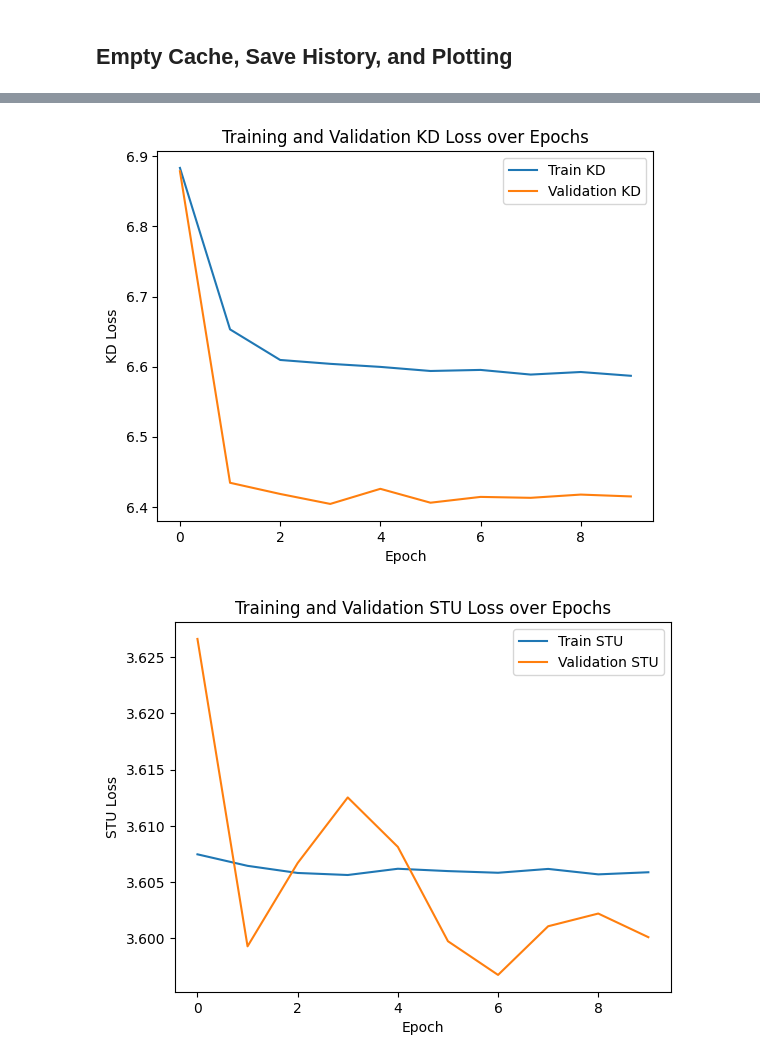
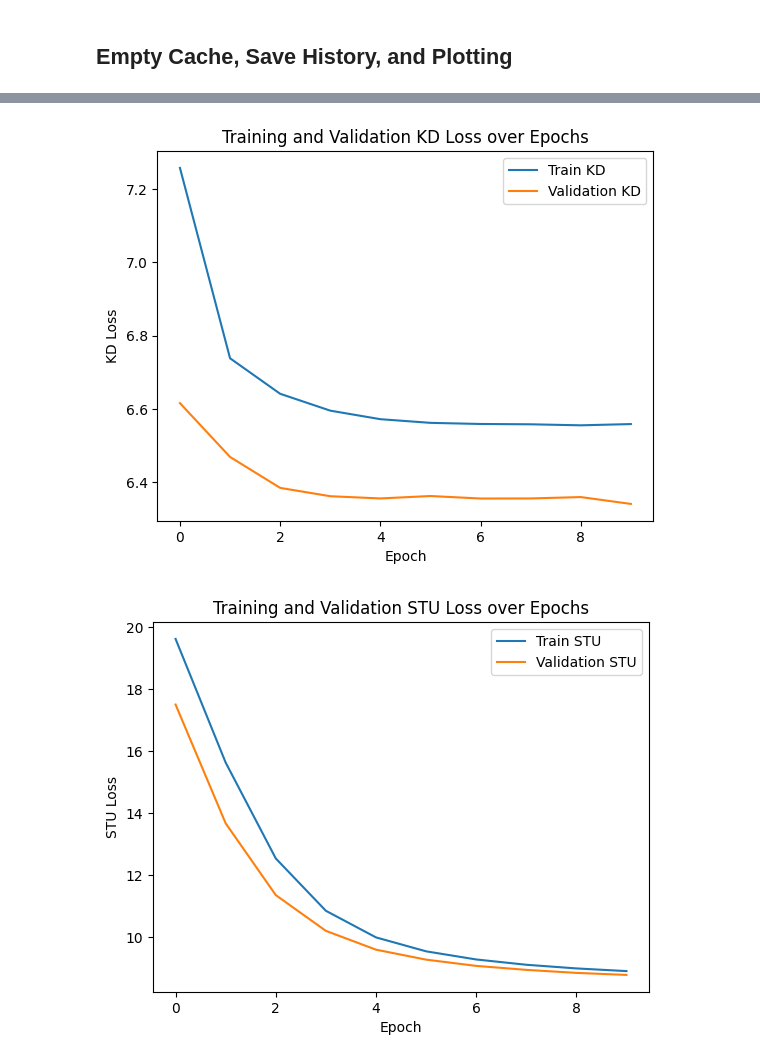
Before and after one commit to mdfwg/queryner-kd, a Jupyter notebook: kd-scheme.ipynb, the cells around one changed output, grey strips where cells are left out. Drawn from its saved outputs; the diff is of its cells as text; code cells hidden in the pictures.

```diff
--- a/kd-scheme.ipynb
+++ b/kd-scheme.ipynb
@@ -379,7 +373,7 @@ class DistilBERTStudent(BaseNERModel):
                 pred = logits.argmax(dim=-1)
                 return {"logits": logits, "pred": pred}
 # %%
-teacher = QueryNERTeacher("bltlab/queryner-augmented-data-bert-base-uncased", label_info=label_info, use_crf=False)
+teacher = QueryNERTeacher("bltlab/queryner-augmented-data-bert-base-uncased", label_info=label_info, use_crf=True)
 # %% [output]
 Some weights of BertModel were not initialized from the model checkpoint at bltlab/queryner-augmented-data-bert-base-uncased and are newly initialized: ['bert.pooler.dense.bias', 'bert.pooler.dense.we ...
 You should probably TRAIN this model on a down-stream task to be able to use it for predictions and inference.
@@ -531,7 +525,7 @@ trainer = KDTrainer(
     optimizer=optimizer,
     alpha=0.7,
     beta=0.3,
-    temperature=4.0,
+    temperature=4.0
 )
 # %%
 history = trainer.train(num_epochs=10)
@@ -570,12 +564,20 @@ Train: total=5.6926, KD=6.5869, S=3.6059 | Val: total=5.5704, KD=6.4148, S=3.600
 # %%
 # clear GPU memory
 # torch.cuda.empty_cache()
+# %%
+json_file_name = "results/Tqueryner-Sdistilbert-lr10-5"
+img_folder_path = "results/img/crf-lr10-4/"
 # %%
 import json
 #  save history to json
-with open("training_history.json", "w") as f:
+with open(f"{json_file_name}.json", "w") as f:
     json.dump(history, f, indent=4)
 # %%
+import matplotlib.pyplot as plt
+import os
+
+os.makedirs(img_folder_path, exist_ok=True)
+
 list_to_plot = ["loss", "kd", "stu"]
 for item in list_to_plot:
     plt.plot(history[f"train_{item}"], label=f"Train {item.upper()}")
@@ -584,5 +586,7 @@ for item in list_to_plot:
     plt.ylabel(f"{item.upper()} Loss")
     plt.legend()
     plt.title(f"Training and Validation {item.upper()} Loss over Epochs")
+    plt.savefig(f"{img_folder_path}{item}.png")
     plt.show()
+    plt.close()
 # %% [output]
@@ -590,5 +594,5 @@ for item in list_to_plot:
-[figure, old version]
+[figure, new version]
-[figure, old version]
+[figure, new version]
 # %%
 plt.plot(history["train_loss"], label="Train Loss")
 plt.plot(history["train_kd"], label="Train KD")
```
Also changed, not shown: parts of 6 cells of this notebook, 14 other files.
